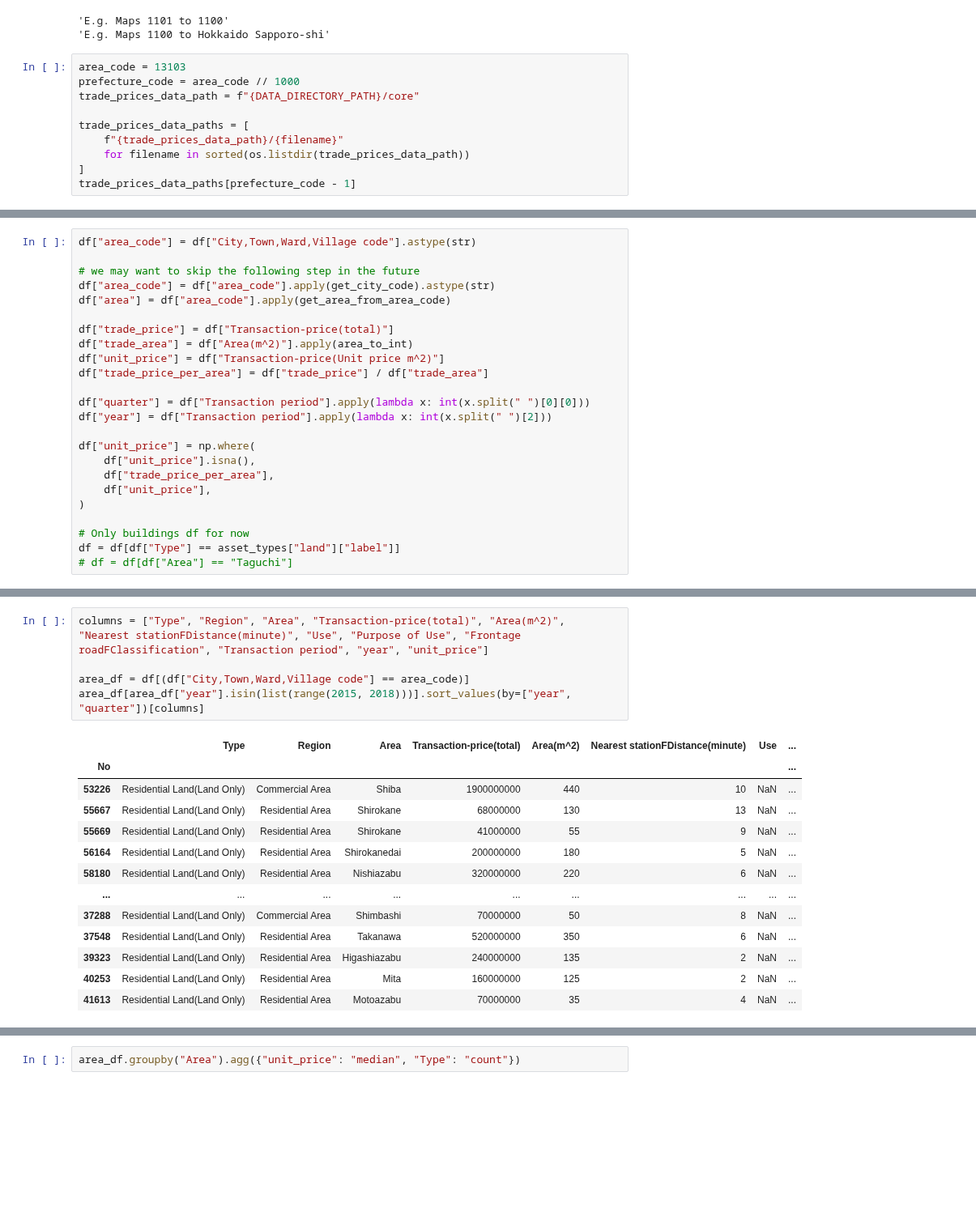
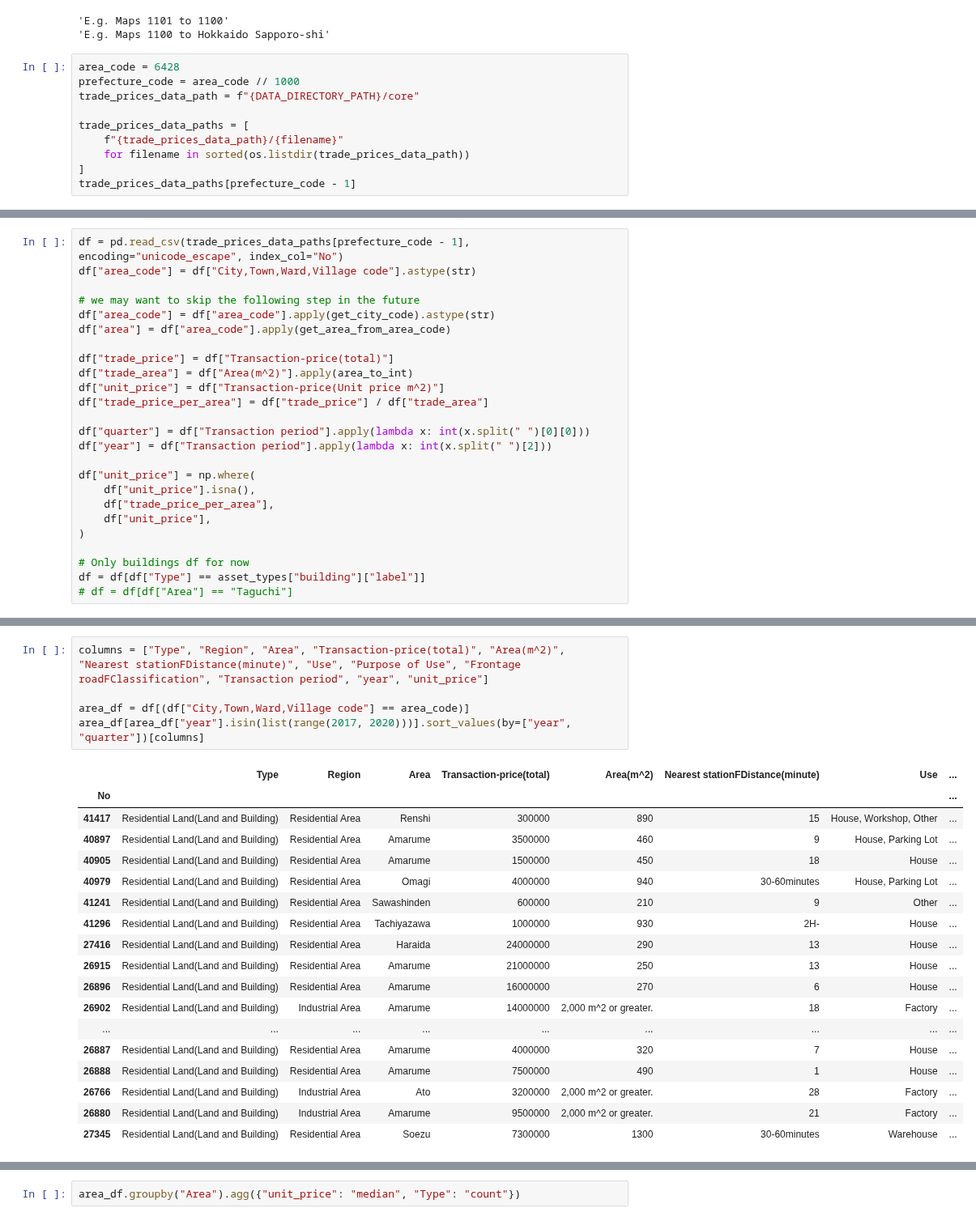
Before and after one commit to diabhaque/Yogen, a Jupyter notebook: notebooks/2_core_exploration/core.ipynb, the cells around one changed output, grey strips where cells are left out. Shown at 81% size. Saved outputs shown, nothing was run; the diff lists cells and outputs as text; blank space fills up the shorter version.

```diff
--- a/notebooks/2_core_exploration/core.ipynb
+++ b/notebooks/2_core_exploration/core.ipynb
@@ -46,7 +46,7 @@ def get_area_from_area_code(area_code):
 'E.g. Maps 1101 to 1100'
 'E.g. Maps 1100 to Hokkaido Sapporo-shi'
 # %%
-area_code = 13103
+area_code = 6428
 prefecture_code = area_code // 1000
 trade_prices_data_path = f"{DATA_DIRECTORY_PATH}/core"
 
@@ -62,4 +60,5 @@ df = pd.read_csv(trade_prices_data_paths[prefecture_code - 1], encoding="unicode
 # %%
+df = pd.read_csv(trade_prices_data_paths[prefecture_code - 1], encoding="unicode_escape", index_col="No")
 df["area_code"] = df["City,Town,Ward,Village code"].astype(str)
 
 # we may want to skip the following step in the future
@@ -81,5 +80,5 @@ df["unit_price"] = np.where(
 )
 
 # Only buildings df for now
-df = df[df["Type"] == asset_types["land"]["label"]]
+df = df[df["Type"] == asset_types["building"]["label"]]
 # df = df[df["Area"] == "Taguchi"]
@@ -95,4 +92,4 @@ columns = ["Type", "Region", "Area", "Transaction-price(total)", "Area(m^2)", "N
 
 area_df = df[(df["City,Town,Ward,Village code"] == area_code)]
-area_df[area_df["year"].isin(list(range(2015, 2018)))].sort_values(by=["year", "quarter"])[columns]
+area_df[area_df["year"].isin(list(range(2017, 2020)))].sort_values(by=["year", "quarter"])[columns]
 # %% [output]
@@ -100,12 +97,17 @@ area_df[area_df["year"].isin(list(range(2015, 2018)))].sort_values(by=["year", "
 | No |  |  |  |  |  |  |  | ... |
-| 53226 | Residential Land(Land Only) | Commercial Area | Shiba | 1900000000 | 440 | 10 | NaN | ... |
-| 55667 | Residential Land(Land Only) | Residential Area | Shirokane | 68000000 | 130 | 13 | NaN | ... |
-| 55669 | Residential Land(Land Only) | Residential Area | Shirokane | 41000000 | 55 | 9 | NaN | ... |
-| 56164 | Residential Land(Land Only) | Residential Area | Shirokanedai | 200000000 | 180 | 5 | NaN | ... |
-| 58180 | Residential Land(Land Only) | Residential Area | Nishiazabu | 320000000 | 220 | 6 | NaN | ... |
+| 41417 | Residential Land(Land and Building) | Residential Area | Renshi | 300000 | 890 | 15 | House, Workshop, Other | ... |
+| 40897 | Residential Land(Land and Building) | Residential Area | Amarume | 3500000 | 460 | 9 | House, Parking Lot | ... |
+| 40905 | Residential Land(Land and Building) | Residential Area | Amarume | 1500000 | 450 | 18 | House | ... |
+| 40979 | Residential Land(Land and Building) | Residential Area | Omagi | 4000000 | 940 | 30-60minutes | House, Parking Lot | ... |
+| 41241 | Residential Land(Land and Building) | Residential Area | Sawashinden | 600000 | 210 | 9 | Other | ... |
+| 41296 | Residential Land(Land and Building) | Residential Area | Tachiyazawa | 1000000 | 930 | 2H- | House | ... |
+| 27416 | Residential Land(Land and Building) | Residential Area | Haraida | 24000000 | 290 | 13 | House | ... |
+| 26915 | Residential Land(Land and Building) | Residential Area | Amarume | 21000000 | 250 | 13 | House | ... |
+| 26896 | Residential Land(Land and Building) | Residential Area | Amarume | 16000000 | 270 | 6 | House | ... |
+| 26902 | Residential Land(Land and Building) | Industrial Area | Amarume | 14000000 | 2,000 m^2 or greater. | 18 | Factory | ... |
 | ... | ... | ... | ... | ... | ... | ... | ... | ... |
-| 37288 | Residential Land(Land Only) | Commercial Area | Shimbashi | 70000000 | 50 | 8 | NaN | ... |
-| 37548 | Residential Land(Land Only) | Residential Area | Takanawa | 520000000 | 350 | 6 | NaN | ... |
-| 39323 | Residential Land(Land Only) | Residential Area | Higashiazabu | 240000000 | 135 | 2 | NaN | ... |
-| 40253 | Residential Land(Land Only) | Residential Area | Mita | 160000000 | 125 | 2 | NaN | ... |
-| 41613 | Residential Land(Land Only) | Residential Area | Motoazabu | 70000000 | 35 | 4 | NaN | ... |
+| 26887 | Residential Land(Land and Building) | Residential Area | Amarume | 4000000 | 320 | 7 | House | ... |
+| 26888 | Residential Land(Land and Building) | Residential Area | Amarume | 7500000 | 490 | 1 | House | ... |
+| 26766 | Residential Land(Land and Building) | Industrial Area | Ato | 3200000 | 2,000 m^2 or greater. | 28 | Factory | ... |
+| 26880 | Residential Land(Land and Building) | Industrial Area | Amarume | 9500000 | 2,000 m^2 or greater. | 21 | Factory | ... |
+| 27345 | Residential Land(Land and Building) | Residential Area | Soezu | 7300000 | 1300 | 30-60minutes | Warehouse | ... |
```
Also changed, not shown: parts of 5 cells of this notebook, 18 other files.
